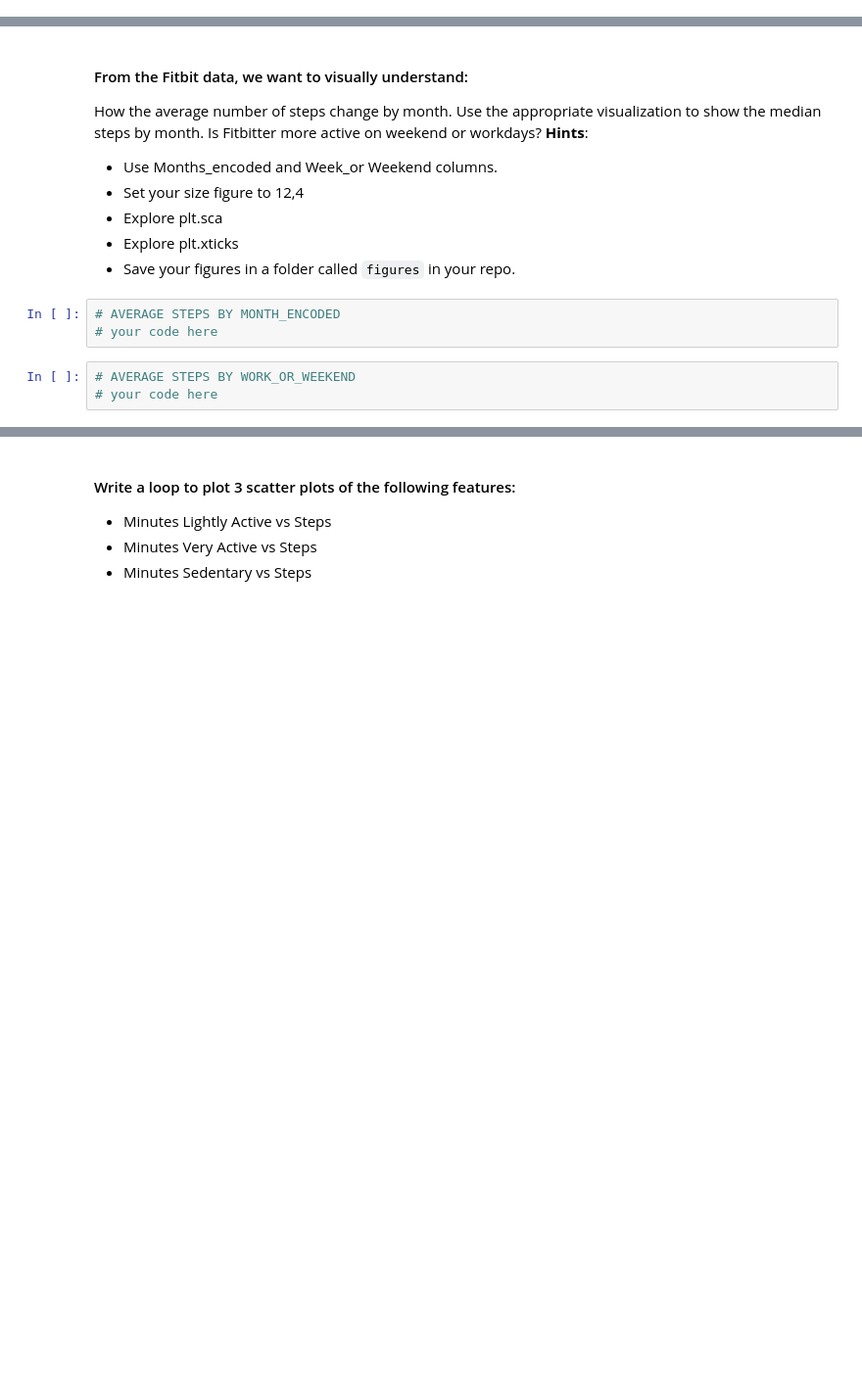
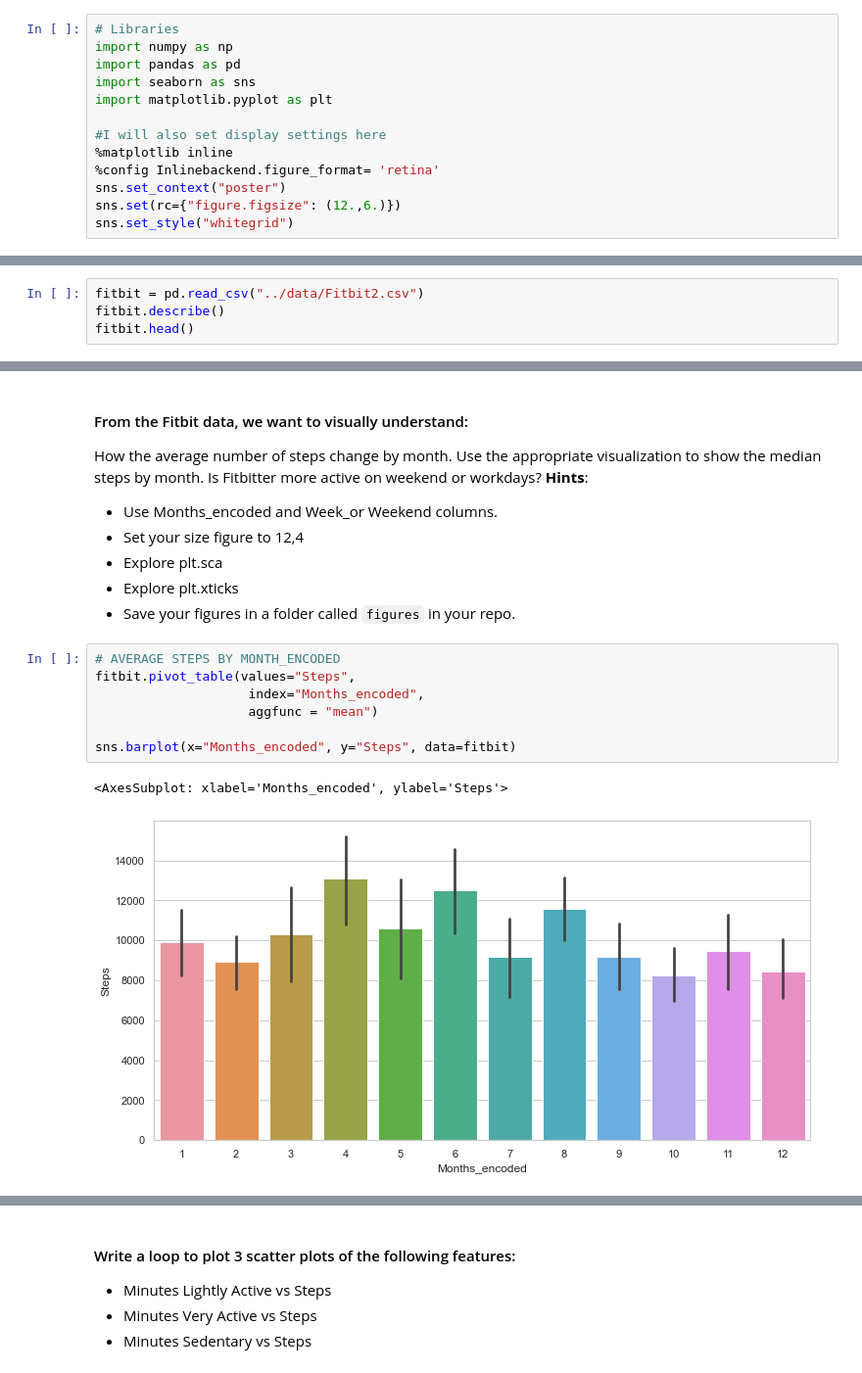
Before and after one commit to Ironhack-data-bcn-january-2023/lab-matplotlib-seaborn, a Jupyter notebook: your-code/main.ipynb, the cells around one changed output, grey strips where cells are left out. Shown: that part at 98% size. Cells and saved outputs as stored; diff of their text form; blank space fills up the shorter version.

```diff
--- a/your-code/main.ipynb
+++ b/your-code/main.ipynb
@@ -9,3 +5,16 @@ import numpy as np
+# %%
+# Libraries
+import numpy as np
+import pandas as pd
+import seaborn as sns
+import matplotlib.pyplot as plt
+
+#I will also set display settings here
+%matplotlib inline
+%config Inlinebackend.figure_format= 'retina'
+sns.set_context("poster")
+sns.set(rc={"figure.figsize": (12.,6.)})
+sns.set_style("whitegrid")
 # %% [markdown]
 ## Challenge
 #### Import the `Fitbit2` dataset and store it in a variable called `fitbit`. You can find the dataset in Ironhack's database:
@@ -16,0 +23,4 @@ import numpy as np
+# %%
+fitbit = pd.read_csv("../data/Fitbit2.csv")
+fitbit.describe()
+fitbit.head()
@@ -25,9 +43,13 @@ How the average number of steps change by month. Use the appropriate visualizati
 * Explore plt.sca
 * Explore plt.xticks
 * Save your figures in a folder called `figures` in your repo.
-# %%
-# AVERAGE STEPS BY MONTH_ENCODED
-# your code here
-# %%
-# AVERAGE STEPS BY WORK_OR_WEEKEND
-# your code here
+# %%
+# AVERAGE STEPS BY MONTH_ENCODED
+fitbit.pivot_table(values="Steps",
+                    index="Months_encoded",
+                    aggfunc = "mean")
+
+sns.barplot(x="Months_encoded", y="Steps", data=fitbit)
+# %% [output]
+<AxesSubplot: xlabel='Months_encoded', ylabel='Steps'>
+[figure, added]
```
Also changed, not shown: parts of 4 cells of this notebook.
